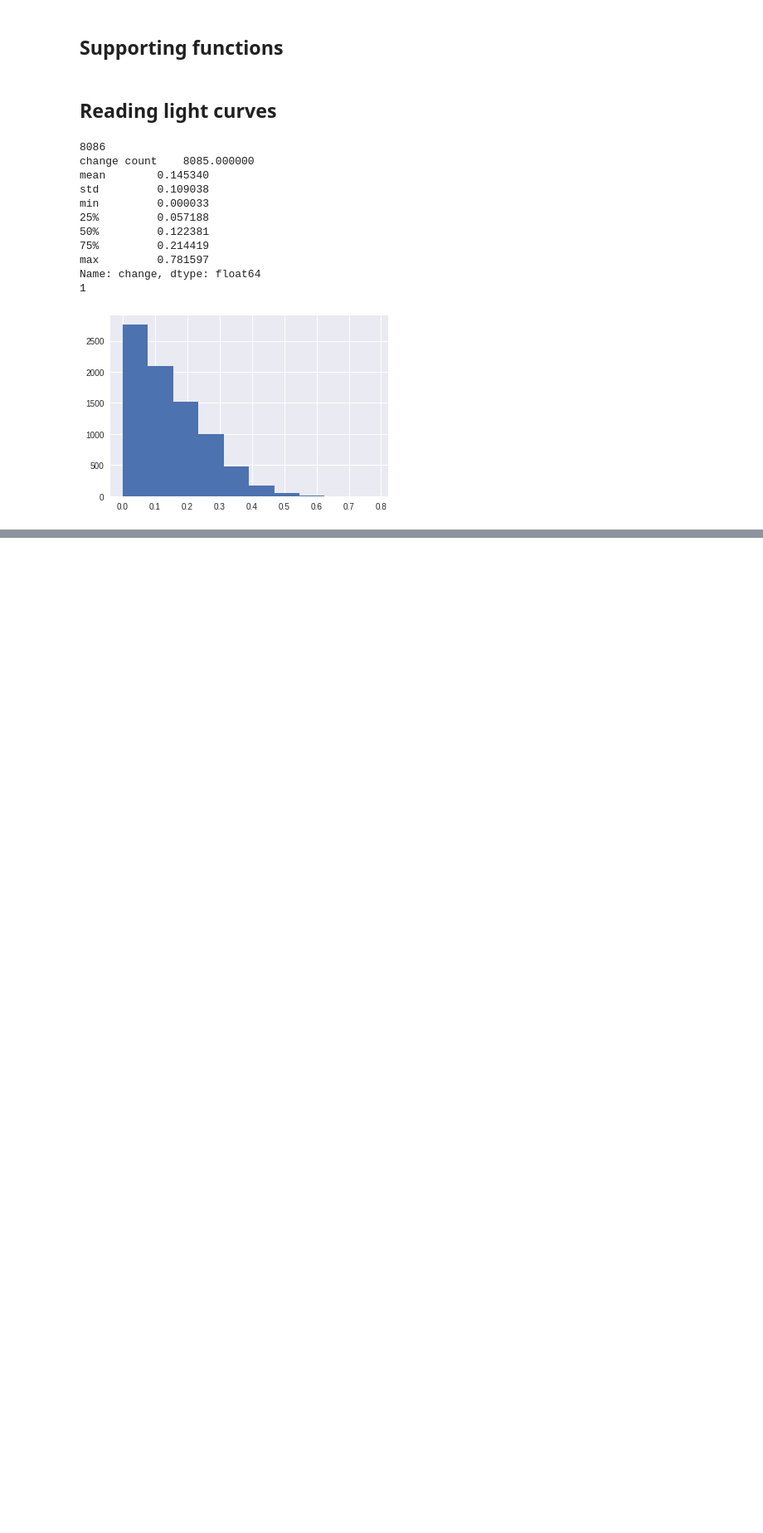
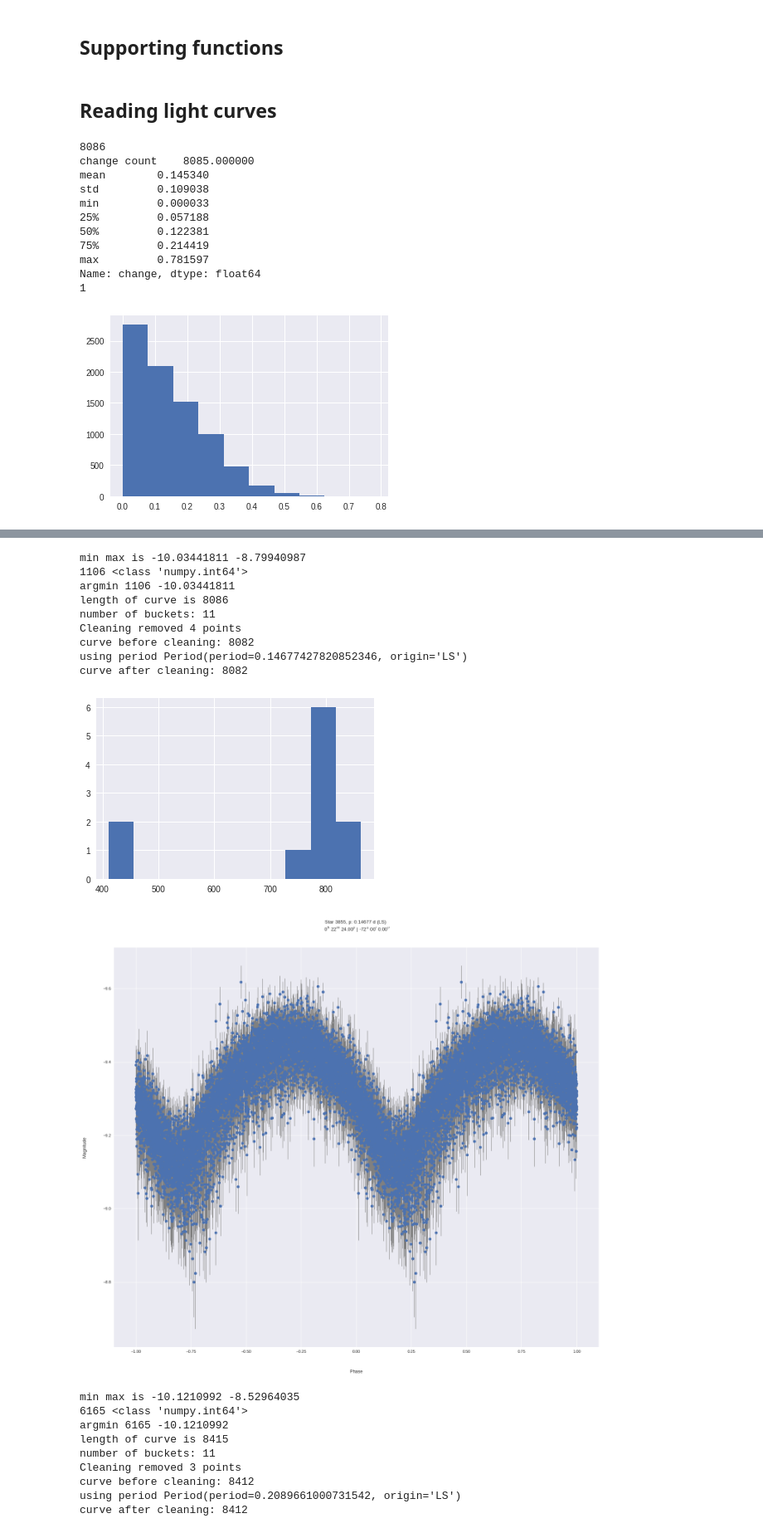
Before and after one commit to mrosseel/vast-automation, a Jupyter notebook: notebooks/outlier_filtering.ipynb, the cells around one changed output, grey strips where cells are left out. Shown at 83% size. Saved outputs shown, nothing was run; the diff lists cells and outputs as text; code cells hidden in the pictures; blank space fills up the shorter version.

```diff
--- a/notebooks/outlier_filtering.ipynb
+++ b/notebooks/outlier_filtering.ipynb
@@ -63,10 +63,15 @@ def read_light_curve(star_id):
     return massage_df_for_phase_plot(df)
 
 def plot_star(star_id, cleaning_func):
+    df = read_light_curve(star_id)
+    return plot_star_df(star_id, df, cleaning_func)
+
+def plot_star_df(star_id, df, cleaning_func):
     star = StarDescription(local_id=star_id, coords=SkyCoord(ra=5.6, dec=-72, unit='deg'))
-    df = read_light_curve(star_id)
     print("curve before cleaning:", len(df))
-    plt, t, lc = do_charts_vast.plot_phase_diagram(star, df, "bla", write_plot=False, filter_func=cleaning_func)
+    period = do_charts_vast.calculate_ls_period_from_df(df)
+    print("using period", period)
+    plt, t, lc = do_charts_vast.plot_phase_diagram(star, df, "bla", write_plot=False, filter_func=cleaning_func, period=period)
     print("curve after cleaning:", len(lc))
     plt.show()
     return t, lc
@@ -163,0 +134,53 @@ KeyError: 0.1
+# %%
+def clean(star):
+    df = read_light_curve(star)
+    print("min max is", df['realV'].min(), df['realV'].max())
+    minimum = np.argmin(np.array(df['realV']))
+    print(minimum, type(minimum))
+    print("argmin", minimum, df['realV'].iloc[minimum])
+    period = do_charts_vast.calculate_ls_period_from_df(df)
+    phased_t = np.fmod(df['floatJD'] / period.period, 1)
+    # array of times rounded to 1 decimal (==2.4 hours) (not folded yet)
+    grouper = np.round(phased_t, 1)
+    print("length of curve is", len(df))
+    df_v_grouped = df.groupby(grouper)
+    ind = df_v_grouped.indices
+    print("number of buckets:", len(ind.keys()))
+    sum = 0
+
+    Series([len(x) for label, x in df_v_grouped]).hist()
+
+    maskresult = pd.DataFrame()
+    for bucket_label, bucket_all in df_v_grouped:
+        bucket = bucket_all['realV']
+        bucketmean = bucket.median()
+        bucketstd = bucket.std()
+        mask = abs(bucket - bucketmean) < 5*bucketstd
+        maskresult = maskresult.append(bucket_all[mask])
+    print(f"Cleaning removed {len(df)-len(maskresult)} points")
+    plot_star_df(star, maskresult, lambda x,y: (x,y))
+
+stars = [3855, 7668, 9235]
+for star in stars:
+    clean(star)
+# %% [output]
+min max is -10.03441811 -8.79940987
+1106 <class 'numpy.int64'>
+argmin 1106 -10.03441811
+length of curve is 8086
+number of buckets: 11
+Cleaning removed 4 points
+curve before cleaning: 8082
+using period Period(period=0.14677427820852346, origin='LS')
+curve after cleaning: 8082
+[figure, added]
+[figure, added]
+min max is -10.1210992 -8.52964035
+6165 <class 'numpy.int64'>
+argmin 6165 -10.1210992
+length of curve is 8415
+number of buckets: 11
+Cleaning removed 3 points
+curve before cleaning: 8412
+using period Period(period=0.2089661000731542, origin='LS')
+curve after cleaning: 8412
```
Also changed, not shown: parts of 8 cells of this notebook, 4 other files.
